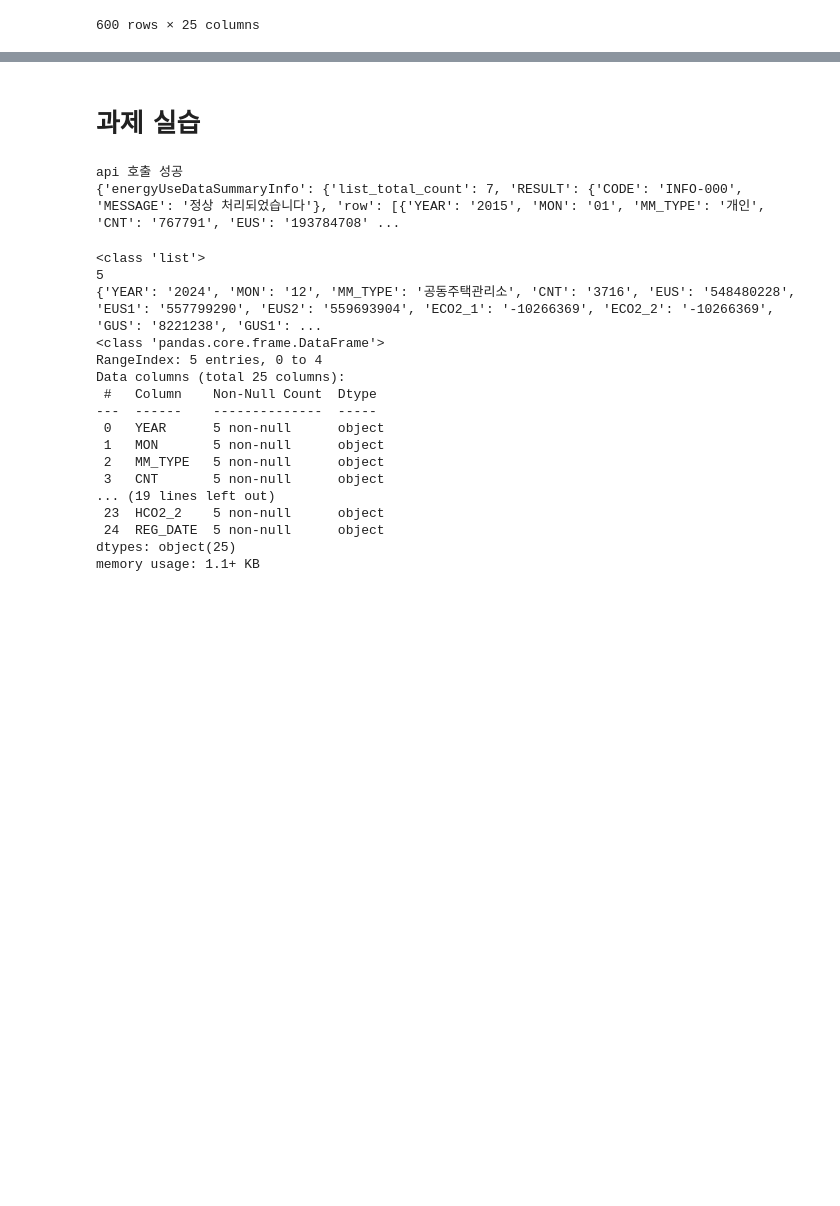
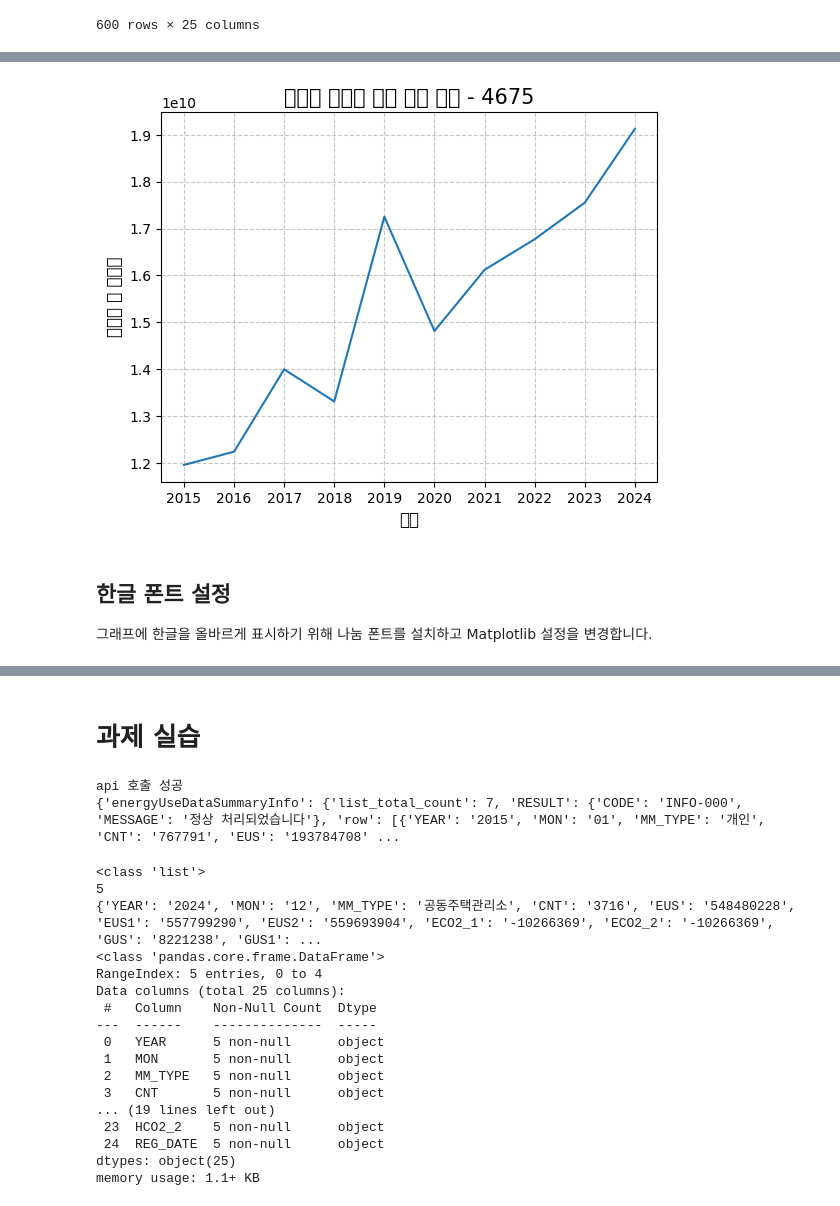
Before and after one commit to punghunLee/Data-Analysis-with-Open-Source, a Jupyter notebook: 오픈소스_데이터_분석_2강.ipynb, the cells around one changed output, grey strips where cells are left out. Cells and saved outputs as stored; diff of their text form; code cells hidden in the pictures; blank space fills up the shorter version.

```diff
--- a/오픈소스_데이터_분석_2강.ipynb
+++ b/오픈소스_데이터_분석_2강.ipynb
@@ -164,0 +165,32 @@ df
+# %%
+
+import matplotlib.pyplot as plt
+# from matplotlib import rc
+
+# rc('font', family='Malgun Gothic')
+# plt.rcParams['axes.unicode_minus']
+
+for col in ["EUS", "GUS", "WUS", "HUS"]:
+    df[col] = pd.to_numeric(df[col], errors="coerce")
+
+df["total_energy"] = df["EUS"] + df["GUS"] + df["WUS"] + df["HUS"]
+
+yearly_sum = df.groupby("year")["total_energy"].sum().reset_index()
+
+plt.plot(yearly_sum["year"], yearly_sum["total_energy"])
+
+plt.title('연도별 에너지 사용 총액 변화 - 4675', fontsize=15)
+plt.xlabel('연도', fontsize=12)
+plt.ylabel('에너지 총 사용량', fontsize=12)
+plt.grid(True, linestyle='--', alpha=0.7)
+plt.show()
+
+# plt.figure(figsize=(10, 6))
+# plt.plot(yearly_sum["year"], yearly_sum["total_energy"],
+#          marker='o', linestyle='-', color='blue')
+# plt.title("연도별 에너지 사용 총액 변화 - 4675", fontsize=14)
+# plt.xlabel("연도", fontsize=12)
+# plt.ylabel("에너지 총 사용량", fontsize=12)
+# plt.grid(True)
+# plt.show()
+# %% [output]
@@ -164,0 +214,5 @@ df
+[figure, added]
+# %% [markdown]
+## 한글 폰트 설정
+
+그래프에 한글을 올바르게 표시하기 위해 나눔 폰트를 설치하고 Matplotlib 설정을 변경합니다.
```
Also changed, not shown: parts of 29 cells of this notebook.
